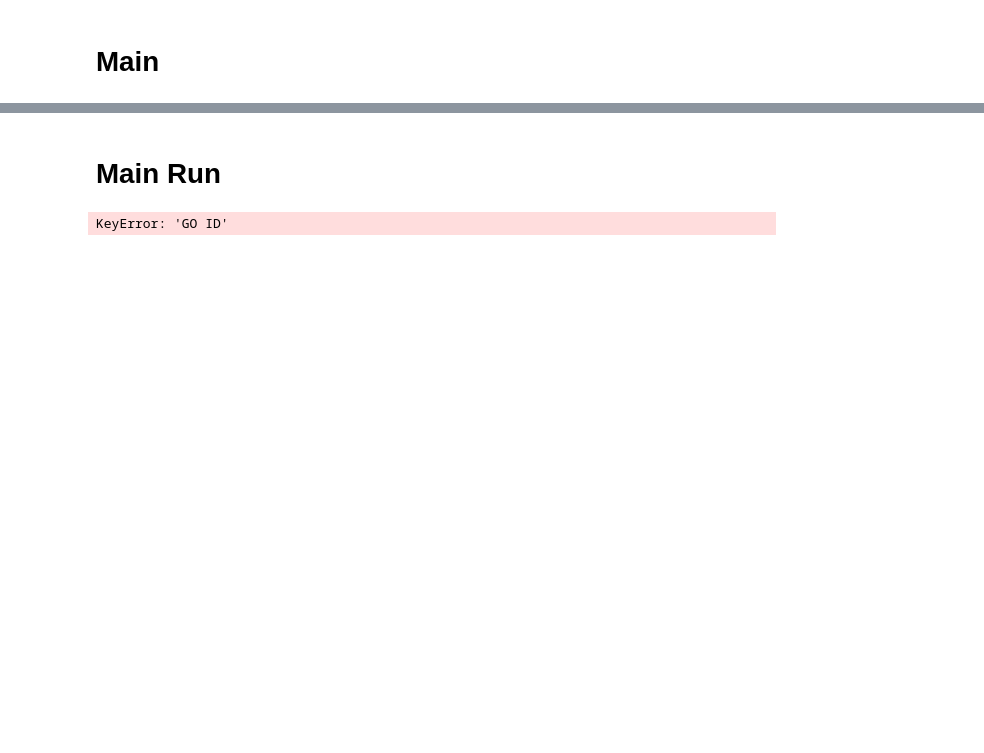
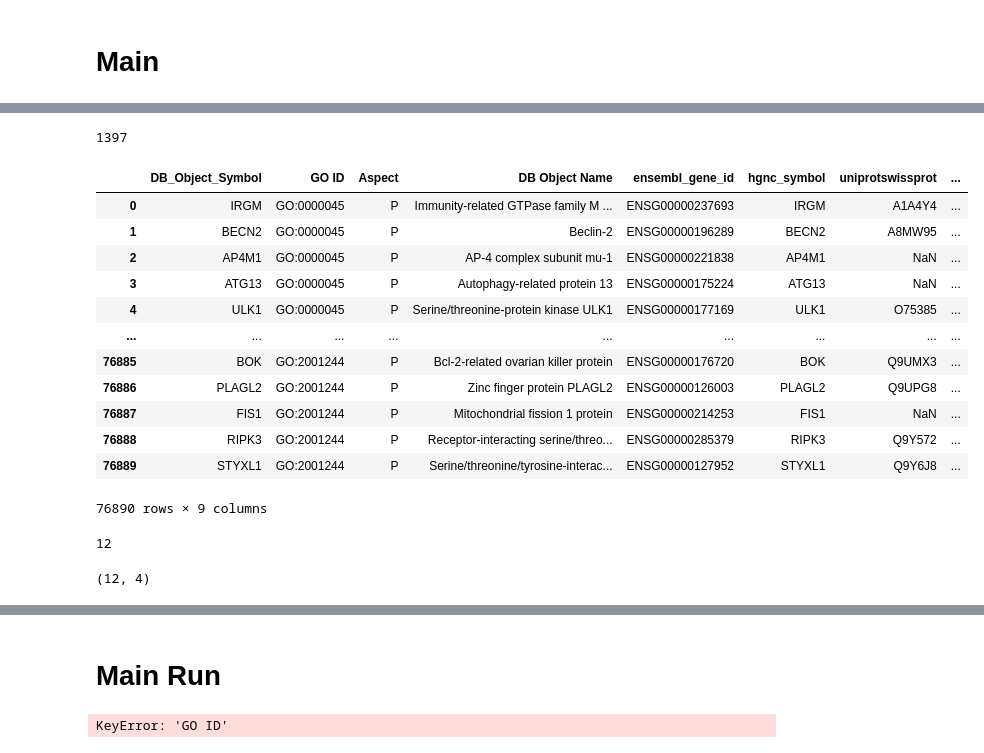
Before and after one commit to AlexAdrian-Hamazaki/Pseudobulk_Function_Pipeline, a Jupyter notebook: bin/preprocessing/preprocessGO_pipe/bin/notebooks/removeGOOverlap.ipynb, the cells around one changed output, grey strips where cells are left out. Cells and saved outputs as stored; diff of their text form; code cells hidden in the pictures; blank space fills up the shorter version.

```diff
--- a/bin/preprocessing/preprocessGO_pipe/bin/notebooks/removeGOOverlap.ipynb
+++ b/bin/preprocessing/preprocessGO_pipe/bin/notebooks/removeGOOverlap.ipynb
@@ -765,0 +793,16 @@ NameError: name 'createOverlapPercDF' is not defined
+# %%
+def getDependentGOs(df_overlap: pd.DataFrame, overlapPerc: float):
+    """ Return a dataframe containing only GO Terms to other GO Terms that overlap
+
+    Args:
+        df_merged (pd.DataFrame): _description_
+        overlapPerc (float): How much percent you need to overlap
+
+    Returns:
+        filtered_df (pd.DataFrame): A pandas dataframe containing GO terms that have genes that overlap significantly
+    """
+    filtered_df = df_overlap[(df_overlap['perc1'] >= overlapPerc) & (df_overlap['perc2'] >= overlapPerc)]
+
+    return filtered_df
+
+bp_dependent = getDependentGOs(bp_allPercDFs, 0.7)
@@ -765,0 +832,4 @@ NameError: name 'createOverlapPercDF' is not defined
+# %%
+# Now that we've made sure that there are only PAIRS of GO terms that are dependent, we can collapse them into eachother.
+# shuffle
+bp_dependent = bp_dependent.sample(frac=1, random_state=42)
@@ -765,0 +882,56 @@ NameError: name 'createOverlapPercDF' is not defined
+# %%
+# now that I know what GO terms to keep and remove. I can remove the GOs that I want to remove
+def removeDependentGOs(go_annotated:pd.DataFrame, lo_removed_go_terms:list)->pd.DataFrame:
+    """Remove dependent GOs
+
+    Args:
+        go_annotated (pd.DataFrame): full list of go's with anotations
+        lo_removed_go_terms (list): list of GO ids to remove
+
+    Returns:
+        pd.DataFrame: independent GOs
+    """
+    return go_annotated[~go_annotated.isin(lo_removed_go_terms)]
+# %%
+final_go_annotated = removeDependentGOs(go_annotated = bp, lo_removed_go_terms = lo_removed_go_terms)
+# %%
+def getOnlyGOTermsToKeep(final_go_annotated:pd.DataFrame) -> list:
+    """Get a list of the GO Ids we want to keep
+
+    Args:
+        final_go_annotated (pd.DataFrame): go annotated df
+
+    Returns:
+        list: lo Go terms to keep
+    """
+    lo_go_ids = final_go_annotated.loc[:,"GO ID"].unique()
+    return lo_go_ids
+
+lo_go_ids = getOnlyGOTermsToKeep(final_go_annotated=final_go_annotated)
+len(lo_go_ids)
+# %% [output]
+1397
+# %%
+final_go_annotated
+# %% [output]
+|  | DB_Object_Symbol | GO ID | Aspect | DB Object Name | ensembl_gene_id | hgnc_symbol | uniprotswissprot | ... |
+| 0 | IRGM | GO:0000045 | P | Immunity-related GTPase family M ... | ENSG00000237693 | IRGM | A1A4Y4 | ... |
+| 1 | BECN2 | GO:0000045 | P | Beclin-2 | ENSG00000196289 | BECN2 | A8MW95 | ... |
+| 2 | AP4M1 | GO:0000045 | P | AP-4 complex subunit mu-1 | ENSG00000221838 | AP4M1 | NaN | ... |
+| 3 | ATG13 | GO:0000045 | P | Autophagy-related protein 13 | ENSG00000175224 | ATG13 | NaN | ... |
+| 4 | ULK1 | GO:0000045 | P | Serine/threonine-protein kinase ULK1 | ENSG00000177169 | ULK1 | O75385 | ... |
+| ... | ... | ... | ... | ... | ... | ... | ... | ... |
+| 76885 | BOK | GO:2001244 | P | Bcl-2-related ovarian killer protein | ENSG00000176720 | BOK | Q9UMX3 | ... |
+| 76886 | PLAGL2 | GO:2001244 | P | Zinc finger protein PLAGL2 | ENSG00000126003 | PLAGL2 | Q9UPG8 | ... |
+| 76887 | FIS1 | GO:2001244 | P | Mitochondrial fission 1 protein | ENSG00000214253 | FIS1 | NaN | ... |
+| 76888 | RIPK3 | GO:2001244 | P | Receptor-interacting serine/threo... | ENSG00000285379 | RIPK3 | Q9Y572 | ... |
+| 76889 | STYXL1 | GO:2001244 | P | Serine/threonine/tyrosine-interac... | ENSG00000127952 | STYXL1 | Q9Y6J8 | ... |
+76890 rows × 9 columns
+# %%
+len(lo_kept_go_terms)
+# %% [output]
+12
+# %%
+bp_dependent.shape
+# %% [output]
+(12, 4)
```
Also changed, not shown: parts of 21 cells of this notebook, 7 other files.
